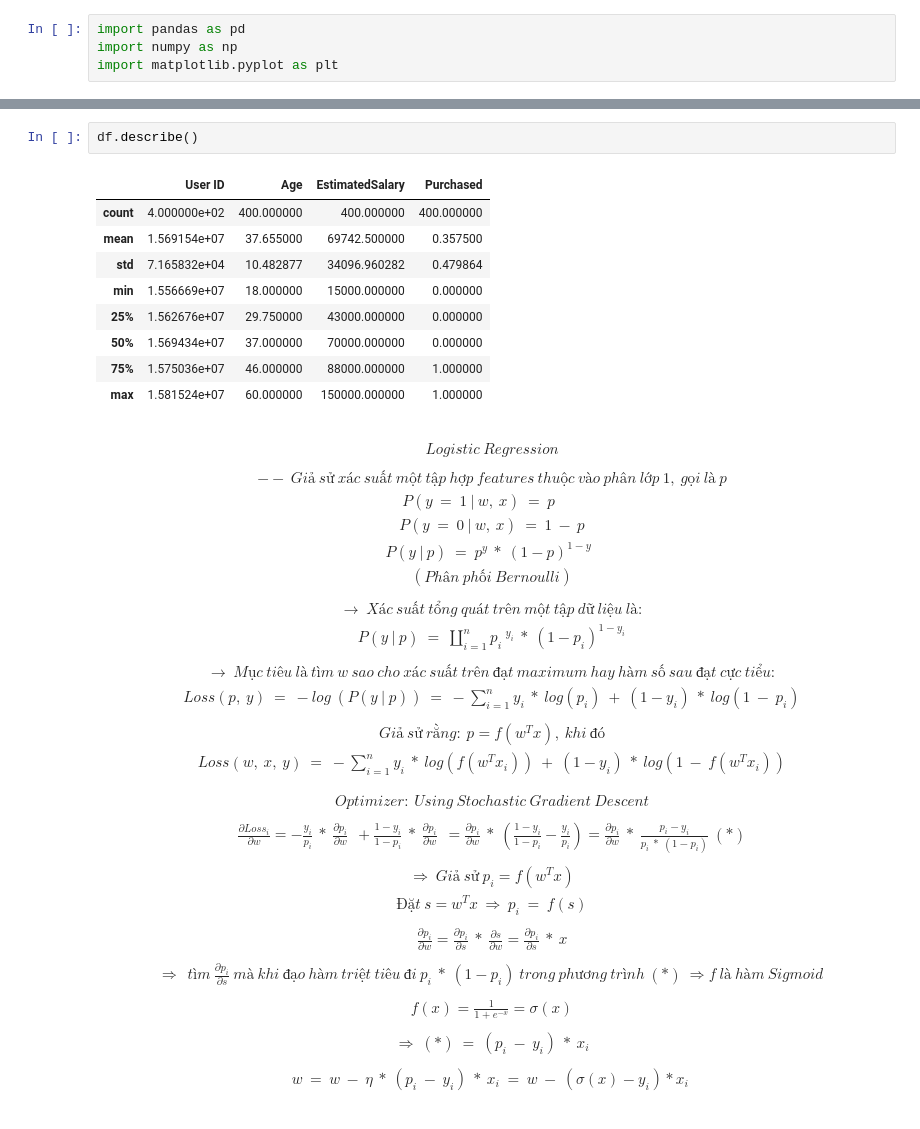
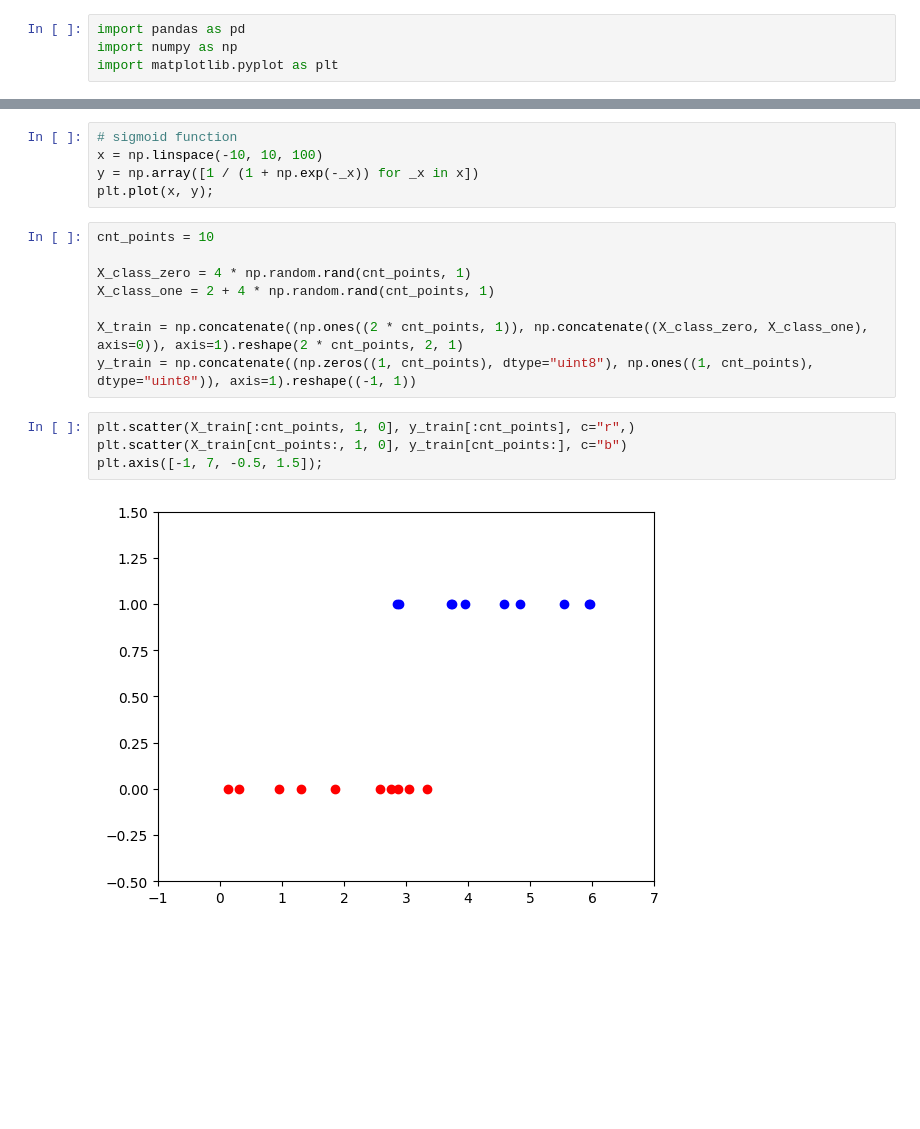
Before and after one commit to xbaotg/LearningML, a Jupyter notebook: Algorithms/LogisticRegression/main.ipynb, the cells around one changed output, grey strips where cells are left out. Drawn from its saved outputs; the diff is of its cells as text; blank space fills up the shorter version.

Commit message:
Logistic Regression

```diff
--- a/Algorithms/LogisticRegression/main.ipynb
+++ b/Algorithms/LogisticRegression/main.ipynb
@@ -16,50 +40,19 @@ df.head()
-# %%
-df.describe()
-# %% [output]
-|  | User ID | Age | EstimatedSalary | Purchased |
-| count | 4.000000e+02 | 400.000000 | 400.000000 | 400.000000 |
-| mean | 1.569154e+07 | 37.655000 | 69742.500000 | 0.357500 |
-| std | 7.165832e+04 | 10.482877 | 34096.960282 | 0.479864 |
-| min | 1.556669e+07 | 18.000000 | 15000.000000 | 0.000000 |
-| 25% | 1.562676e+07 | 29.750000 | 43000.000000 | 0.000000 |
-| 50% | 1.569434e+07 | 37.000000 | 70000.000000 | 0.000000 |
-| 75% | 1.575036e+07 | 46.000000 | 88000.000000 | 1.000000 |
-| max | 1.581524e+07 | 60.000000 | 150000.000000 | 1.000000 |
-# %% [markdown]
-
-\begin{gather*}
-{\displaystyle Logistic\ Regression}\\
-\\
-{\displaystyle --\ Giả\ sử\ xác\ suất\ một\ tập\ hợp\ features\ thuộc\ vào\ phân\ lớp\ 1,\ gọi\ là\ p}\\
-{\displaystyle P( y\ =\ 1\ |\ w,\ x) \ =\ p\ \ \ \ \ \ \ \ }\\
-{\displaystyle P( y\ =\ 0\ |\ w,\ x) \ =\ 1\ -\ p}\\
-P( y\ |\ p) \ =\ p^{y} \ *\ ( 1-p)^{1-y} \ \ \\
-( Phân\ phối\ Bernoulli)\\
-\\
-\rightarrow \ Xác\ suất\ tổng\ quát\ trên\ một\ tập\ dữ\ liệu\ là:\\
-P( y\ |\ p) \ =\ \coprod _{i=1}^{n} p_{i} \ ^{y_{i}} \ *\ ( 1-p_{i})^{1-y_{i}}\\
-\\
-\rightarrow \ Mục\ tiêu\ là\ tìm\ w\ sao\ cho\ xác\ suất\ trên\ đạt\ maximum\ hay\ hàm\ số\ sau\ đạt\ cực\ tiểu:\\
-Loss( p,\ y) \ =\ -log\ ( P( y\ |\ p)) \ =\ -\sum _{i=1}^{n} y_{i} \ *\ log( p_{i}) \ +\ ( 1-y_{i}) \ *\ log( 1\ -\ p_{i})\\
-\\
-Giả\ sử\ rằng:\ p=f\left( w^{T} x\right) ,\ khi\ đó\\
-Loss( w,\ x,\ y) \ =\ -\sum _{i=1}^{n} y_{i} \ *\ log\left( f\left( w^{T} x_{i}\right)\right) \ +\ ( 1-y_{i}) \ *\ log\left( 1\ -\ f\left( w^{T} x_{i}\right)\right)\\
-\\
-\\
-Optimizer:\ Using\ Stochastic\ Gradient\ Descent\\
-\\
-\frac{\partial Loss_{i}}{\partial w} =-\frac{y_{i}}{p_{i}} \ *\ \frac{\partial p_{i}}{\partial w} \ \ +\frac{1-y_{i}}{1-p_{i}} \ *\ \frac{\partial p_{i}}{\partial w} \ \ =\frac{\partial p_{i}}{\partial w} \ *\ \left(\frac{1-y_{i}}{1-p_{i}} -\frac{y_{i}}{p_{i}}\right) =\frac{\partial p_{i}}{\partial w} \ *\ \frac{p_{i} -y_{i}}{p_{i} \ *\ ( 1-p_{i})} \ ( *)\\
-\\
-\Longrightarrow \ Giả\ sử\ p_{i} =f\left( w^{T} x\right)\\
-Đặt\ s=w^{T} x\ \Longrightarrow \ p_{i} \ =\ f( s)\\
-\\
-\frac{\partial p_{i}}{\partial w} =\frac{\partial p_{i}}{\partial s} \ *\ \frac{\partial s}{\partial w} =\frac{\partial p_{i}}{\partial s} \ *\ x\\
-\\
-\Longrightarrow \ \ tìm\ \frac{\partial p_{i}}{\partial s} \ mà\ khi\ đạo\ hàm\ triệt\ tiêu\ đi\ p_{i} \ *\ ( 1-p_{i}) \ trong\ phương\ trình\ ( *) \ \Longrightarrow f\ là\ hàm\ Sigmoid\ \\
-\\
-f( x) =\frac{1}{1+e^{-x}} =\sigma ( x)\\
-\\
-\Longrightarrow \ ( *) \ =\ ( p_{i} \ -\ y_{i}) \ *\ x_{i}\\
-\\
-w\ =\ w\ -\ \eta \ *\ ( p_{i} \ -\ y_{i}) \ *\ x_{i} \ =\ w\ -\ ( \sigma ( x) -y_{i}) *x_{i} \ \\
-\end{gather*}
+# %%
+# sigmoid function
+x = np.linspace(-10, 10, 100)
+y = np.array([1 / (1 + np.exp(-_x)) for _x in x])
+plt.plot(x, y);
+# %%
+cnt_points = 10
+
+X_class_zero = 4 * np.random.rand(cnt_points, 1)
+X_class_one = 2 + 4 * np.random.rand(cnt_points, 1)
+
+X_train = np.concatenate((np.ones((2 * cnt_points, 1)), np.concatenate((X_class_zero, X_class_one), axis=0)), axis=1).reshape(2 * cnt_points, 2, 1)
+y_train = np.concatenate((np.zeros((1, cnt_points), dtype="uint8"), np.ones((1, cnt_points), dtype="uint8")), axis=1).reshape((-1, 1))
+# %%
+plt.scatter(X_train[:cnt_points, 1, 0], y_train[:cnt_points], c="r",)
+plt.scatter(X_train[cnt_points:, 1, 0], y_train[cnt_points:], c="b")
+plt.axis([-1, 7, -0.5, 1.5]);
+# %% [output]
+[figure, added]
```
Also changed, not shown: parts of 5 cells of this notebook.
